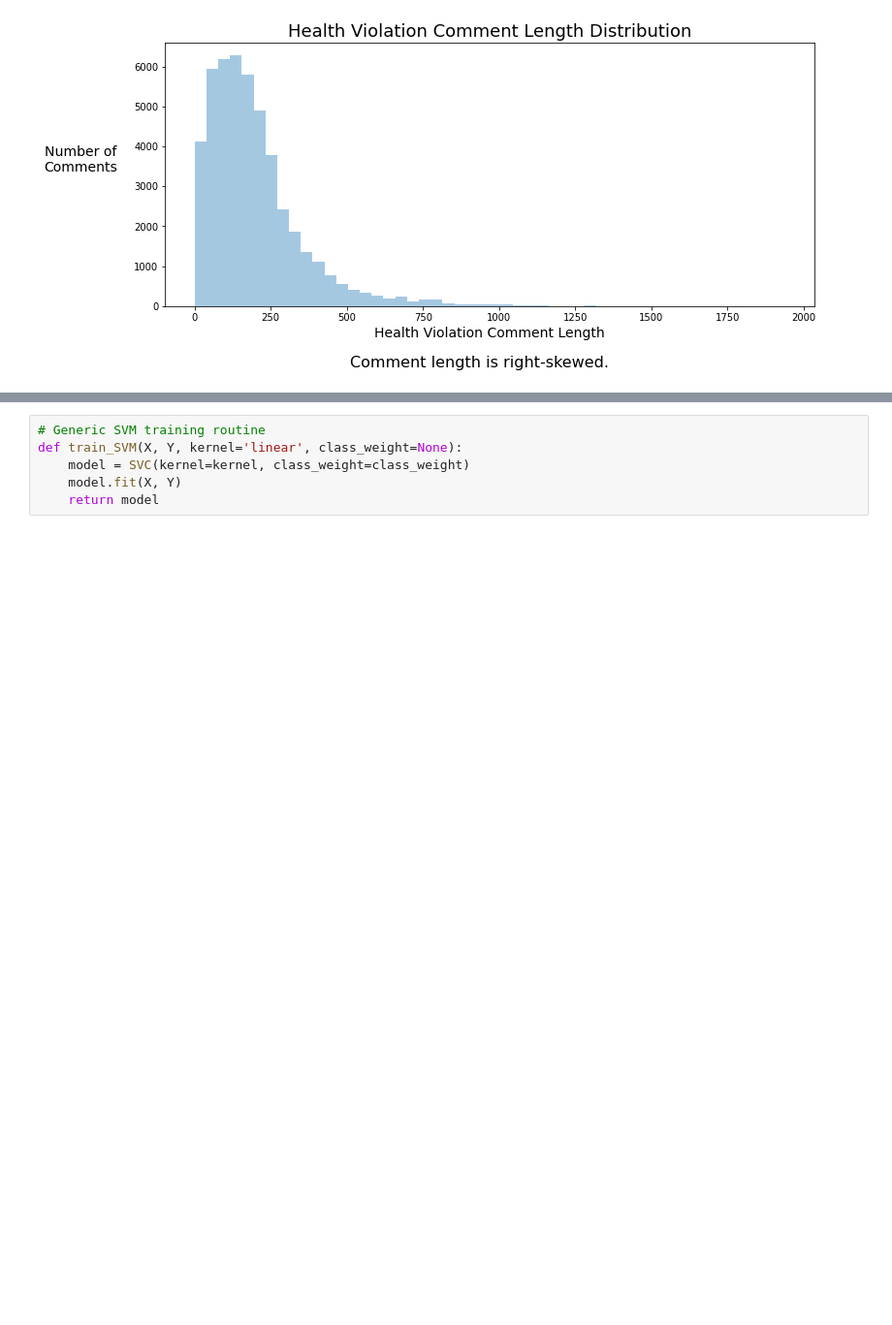
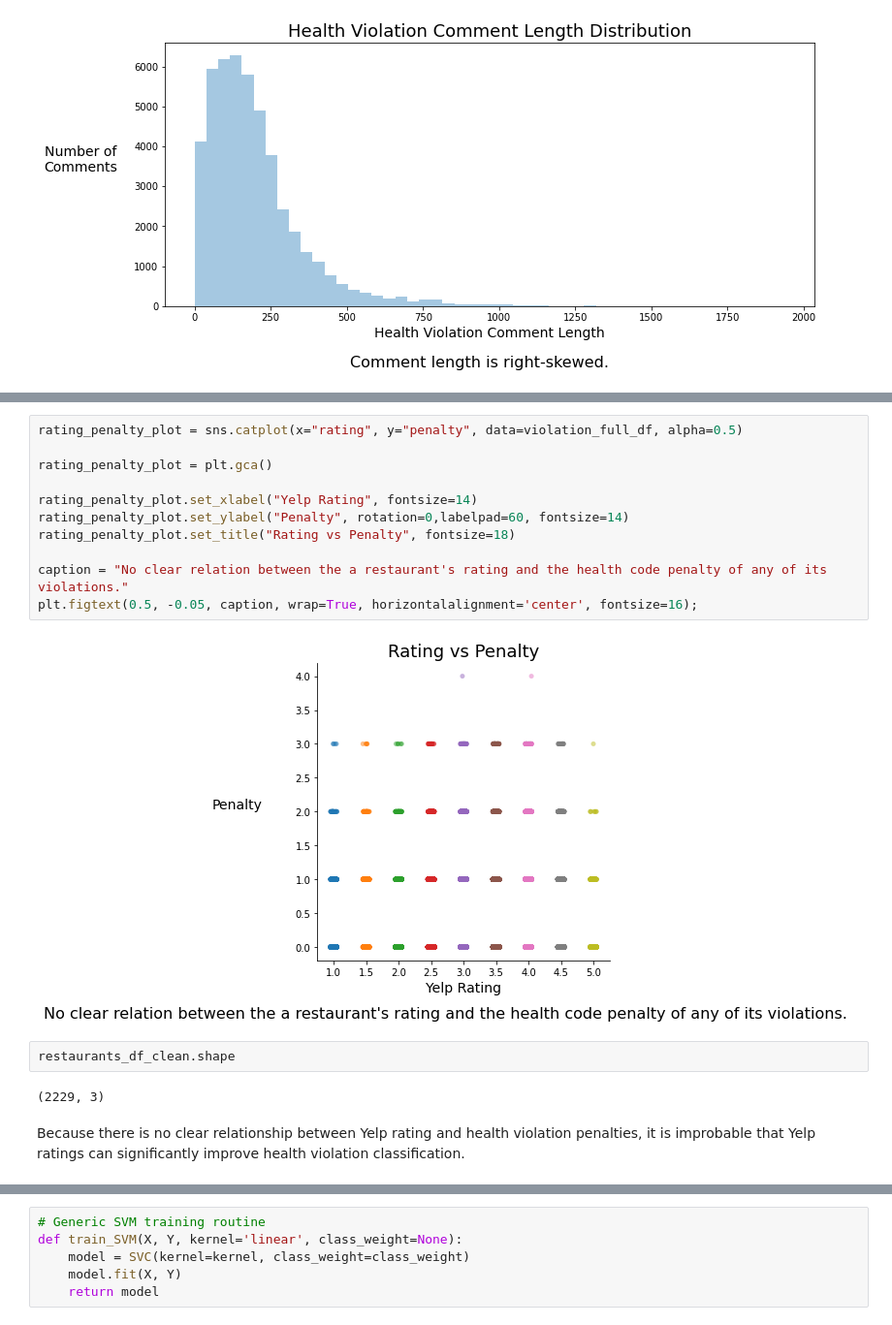
Before and after one commit to COGS108/individual_sp20, a Jupyter notebook: final_project/FinalProject_student-of.ipynb, the cells around one changed output, grey strips where cells are left out. Shown at 97% size. Cells and saved outputs as stored; diff of their text form; blank space fills up the shorter version.

```diff
--- a/final_project/FinalProject_student-of.ipynb
+++ b/final_project/FinalProject_student-of.ipynb
@@ -539,0 +553,19 @@ The higher the penalty, the more severe the health code violation. Thus, it woul
+# %%
+rating_penalty_plot = sns.catplot(x="rating", y="penalty", data=violation_full_df, alpha=0.5)
+
+rating_penalty_plot = plt.gca()
+
+rating_penalty_plot.set_xlabel("Yelp Rating", fontsize=14)
+rating_penalty_plot.set_ylabel("Penalty", rotation=0,labelpad=60, fontsize=14)
+rating_penalty_plot.set_title("Rating vs Penalty", fontsize=18)
+
+caption = "No clear relation between the a restaurant's rating and the health code penalty of any of its violations."
+plt.figtext(0.5, -0.05, caption, wrap=True, horizontalalignment='center', fontsize=16);
+# %% [output]
+[figure, added]
+# %%
+restaurants_df_clean.shape
+# %% [output]
+(2229, 3)
+# %% [markdown]
+Because there is no clear relationship between Yelp rating and health violation penalties, it is improbable that Yelp ratings can significantly improve health violation classification.
```
Also changed, not shown: parts of 37 cells of this notebook.
